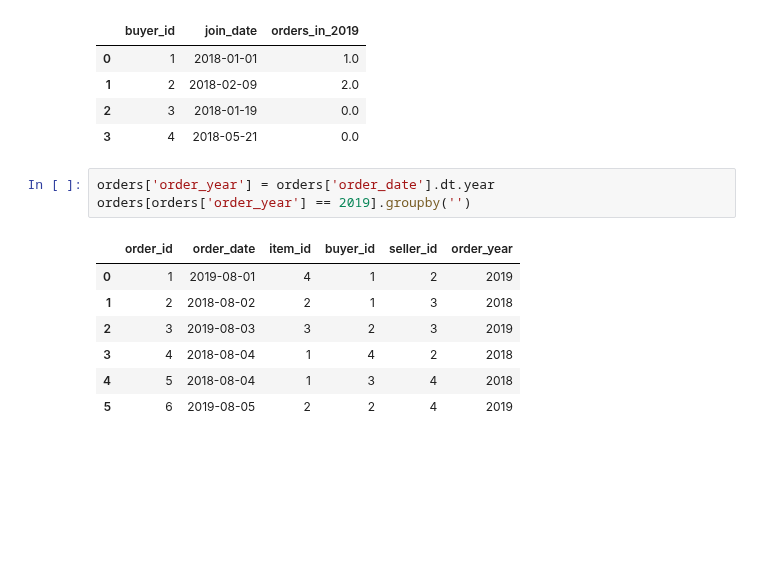
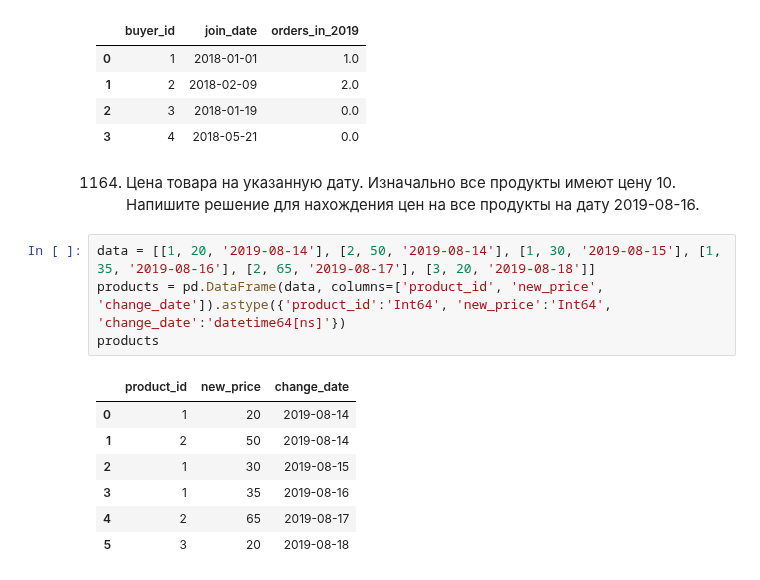
Before and after one commit to Praldmur/Tasks, a Jupyter notebook: LeetCode_Med.ipynb, the cells around one changed output. Cells and saved outputs as stored; diff of their text form; blank space fills up the shorter version.

```diff
--- a/LeetCode_Med.ipynb
+++ b/LeetCode_Med.ipynb
@@ -750,14 +750,17 @@ users.rename(columns={'user_id': 'buyer_id'}).merge(orders_2019, how='outer', on
 | 1 | 2 | 2018-02-09 | 2.0 |
 | 2 | 3 | 2018-01-19 | 0.0 |
 | 3 | 4 | 2018-05-21 | 0.0 |
-# %%
-orders['order_year'] = orders['order_date'].dt.year
-orders[orders['order_year'] == 2019].groupby('')
-# %% [output]
-|  | order_id | order_date | item_id | buyer_id | seller_id | order_year |
-| 0 | 1 | 2019-08-01 | 4 | 1 | 2 | 2019 |
-| 1 | 2 | 2018-08-02 | 2 | 1 | 3 | 2018 |
-| 2 | 3 | 2019-08-03 | 3 | 2 | 3 | 2019 |
-| 3 | 4 | 2018-08-04 | 1 | 4 | 2 | 2018 |
-| 4 | 5 | 2018-08-04 | 1 | 3 | 4 | 2018 |
-| 5 | 6 | 2019-08-05 | 2 | 2 | 4 | 2019 |
+# %% [markdown]
+1164. Цена товара на указанную дату. Изначально все продукты имеют цену 10. Напишите решение для нахождения цен на все продукты на дату 2019-08-16.
+# %%
+data = [[1, 20, '2019-08-14'], [2, 50, '2019-08-14'], [1, 30, '2019-08-15'], [1, 35, '2019-08-16'], [2, 65, '2019-08-17'], [3, 20, '2019-08-18']]
+products = pd.DataFrame(data, columns=['product_id', 'new_price', 'change_date']).astype({'product_id':'Int64', 'new_price':'Int64', 'change_date':'datetime64[ns]'})
+products
+# %% [output]
+|  | product_id | new_price | change_date |
+| 0 | 1 | 20 | 2019-08-14 |
+| 1 | 2 | 50 | 2019-08-14 |
+| 2 | 1 | 30 | 2019-08-15 |
+| 3 | 1 | 35 | 2019-08-16 |
+| 4 | 2 | 65 | 2019-08-17 |
+| 5 | 3 | 20 | 2019-08-18 |
```
Also changed, not shown: parts of 2 cells of this notebook.
